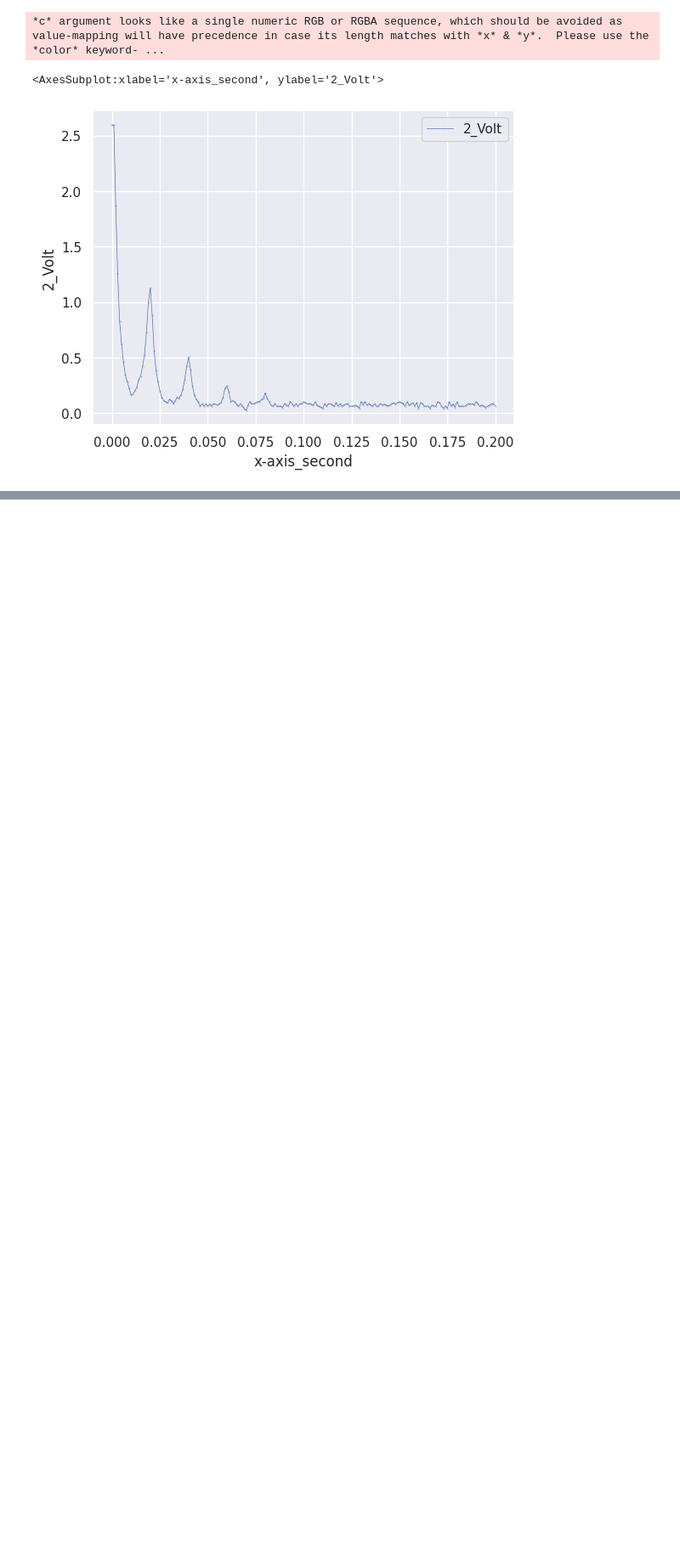
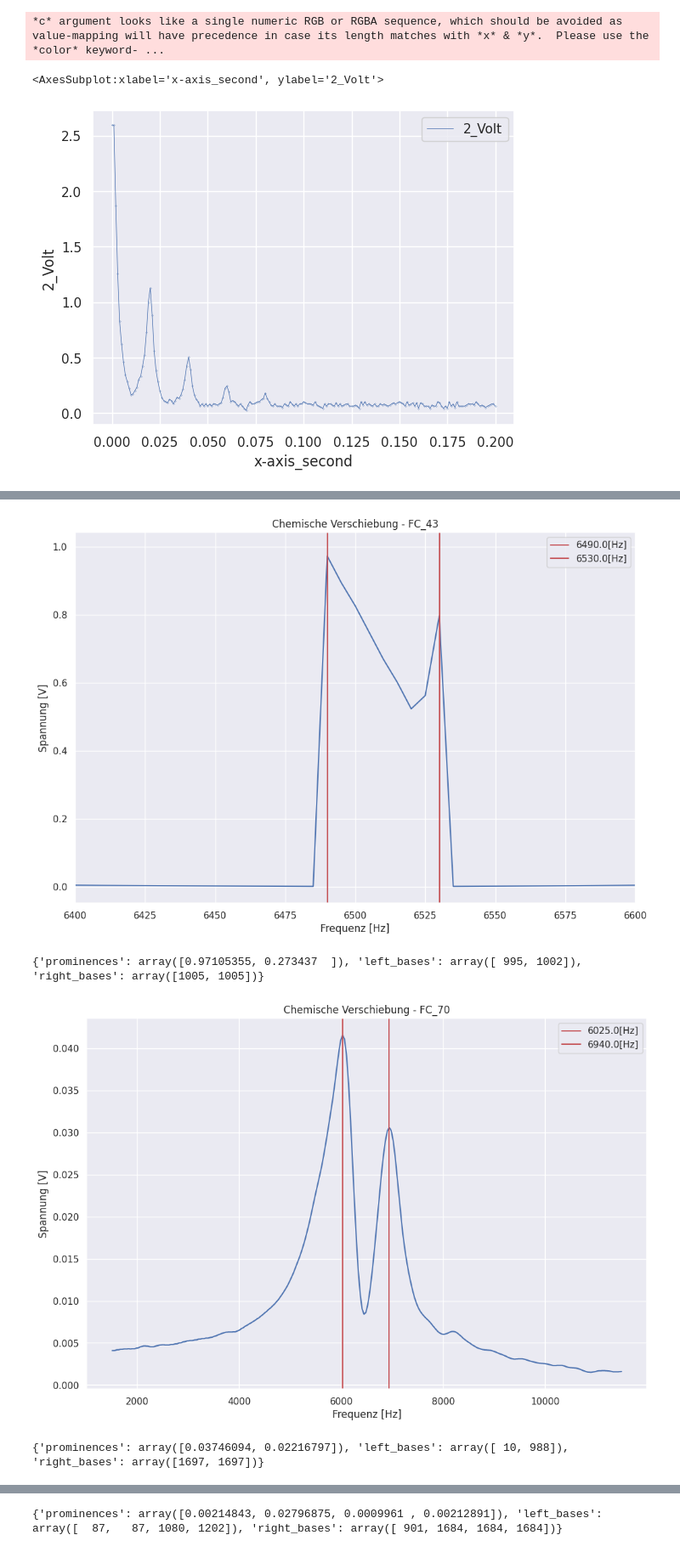
Before and after one commit to jodenn93/gNMR, a Jupyter notebook: code/analysis.ipynb, the cells around one changed output, grey strips where cells are left out. Shown: that part at 85% size. Drawn from its saved outputs; the diff is of its cells as text; code cells hidden in the pictures; blank space fills up the shorter version.

Commit message:
added FFT Peak analysis

```diff
--- a/code/analysis.ipynb
+++ b/code/analysis.ipynb
@@ -517,0 +525,13 @@ Reason(s) for Halting:
+# %%
+#import data
+import copy
+dict_fluor = {"FC_43":76,"FC_70":77,"FC_770":78,"HT_770":79}
+dict_fluor_dfs = {}
+
+for k,v in dict_fluor.items():
+    df = pd.read_csv(f"../data/scope_files/scope_{v}.csv",sep=",")
+    df.dropna(inplace=True,axis=0)
+    #df = df.stack().str.replace(',','.').unstack()
+    #df["Volt_2"] = df["Volt_2"].apply(lambda x: x.str.replace(',','.'))
+    df["Volt_2"]=df["Volt_2"].astype(float)
+    dict_fluor_dfs[k]= copy.deepcopy(df)
@@ -517,0 +554,45 @@ Reason(s) for Halting:
+# %%
+dict_xvals={
+    "FC_43":0.03,
+    "FC_70":0.003,
+    "FC_770":0.0003,
+    "HT_770":0.0003
+}
+for art in dict_fluor.keys():
+    fig1 = plt.figure(figsize=(12,8))
+
+    if art == "FC_43":
+        xmax = 7000
+        xmin=6000
+    else:
+        xmax=10000
+        xmin=2000
+    plt.plot(dict_fluor_dfs[art]["Hertz"], dict_fluor_dfs[art]["Volt_2"])
+    #peaks, _ = scipy.signal.find_peaks(x=dict_fluor_dfs[art]["Volt_2"].loc[dict_fluor_dfs[art]["Hertz"]<=xmax],height=[0.6,1])
+    peaks, _dict = scipy.signal.find_peaks(x=dict_fluor_dfs[art]["Volt_2"].loc[dict_fluor_dfs[art]["Hertz"]<=xmax],prominence = dict_xvals[art])
+
+    #plt.plot(dict_fluor_dfs["FC_43"]["Hertz"][peaks+2], dict_fluor_dfs["FC_43"]["Volt_2"][peaks+2], "x")
+    #plt.vlines(dict_fluor_dfs["FC_43"]["Hertz"][peaks+2], ymin=0,ymax=dict_fluor_dfs["FC_43"]["Volt_2"].max(),color="r")
+    for xc in peaks:
+        plt.axvline(x=dict_fluor_dfs[art]["Hertz"][xc+2],label=f'{dict_fluor_dfs[art]["Hertz"][xc+2]}[Hz]',color="r")
+
+    plt.xlabel("Frequenz [Hz]")
+    plt.ylabel("Spannung [V]")
+    if art == "FC_43":
+        plt.xlim(6400,6600)
+    plt.legend()
+    plt.title(f'Chemische Verschiebung - {art}')
+
+    # fig2 = plt.figure(figsize=(12,2.5))
+    # plot(xData, residuals,'or')
+    # plt.xlabel(r"Zeitdelay [$\mu$s]")
+    # plt.ylabel('Residuals')
+    # plt.grid()
+    plt.savefig(f"../images/aufgabe_7_{art}.jpg")
+    plt.show()
+    print(_dict)
+# %% [output]
+[figure, added]
+{'prominences': array([0.97105355, 0.273437  ]), 'left_bases': array([ 995, 1002]), 'right_bases': array([1005, 1005])}
+[figure, added]
+{'prominences': array([0.03746094, 0.02216797]), 'left_bases': array([ 10, 988]), 'right_bases': array([1697, 1697])}
@@ -517,0 +600 @@ Reason(s) for Halting:
+{'prominences': array([0.00214843, 0.02796875, 0.0009961 , 0.00212891]), 'left_bases': array([  87,   87, 1080, 1202]), 'right_bases': array([ 901, 1684, 1684, 1684])}
```
Also changed, not shown: parts of 7 cells of this notebook.
